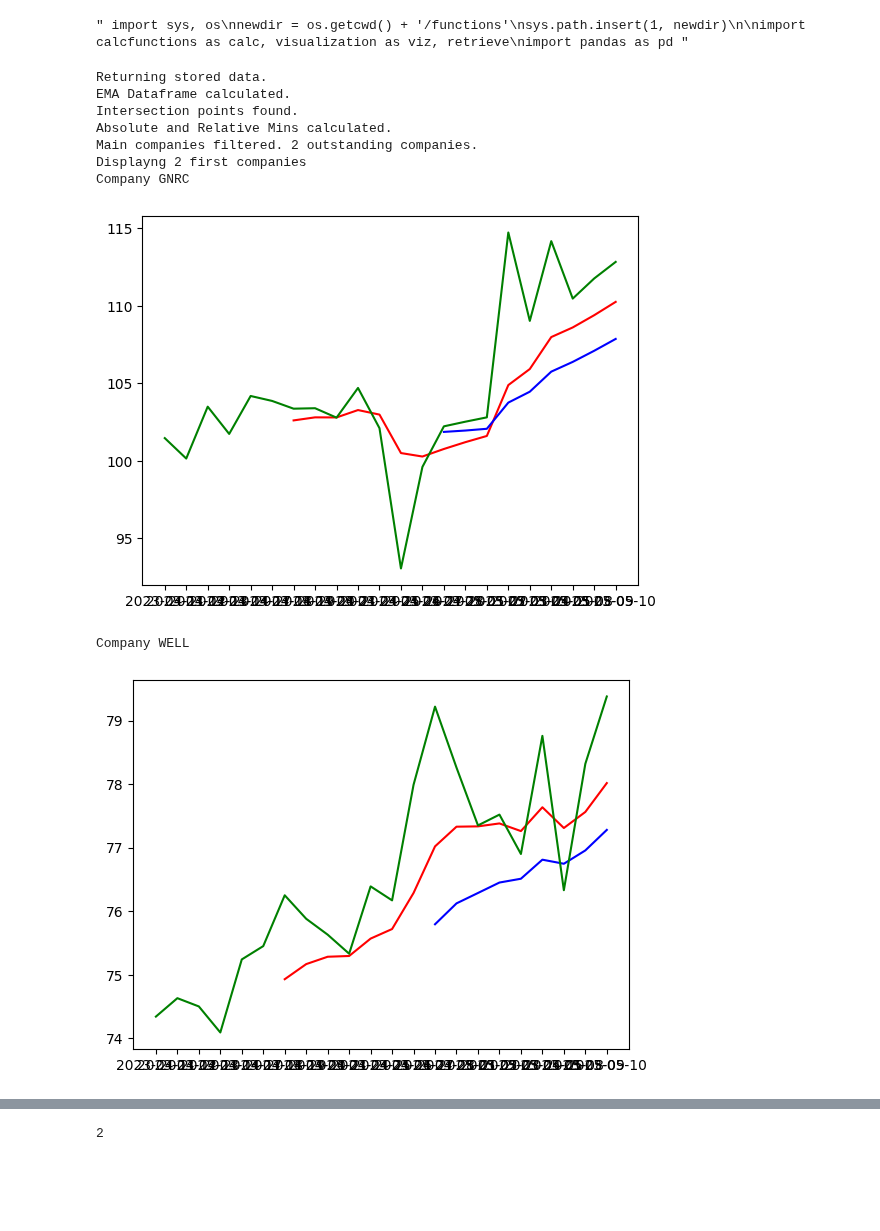
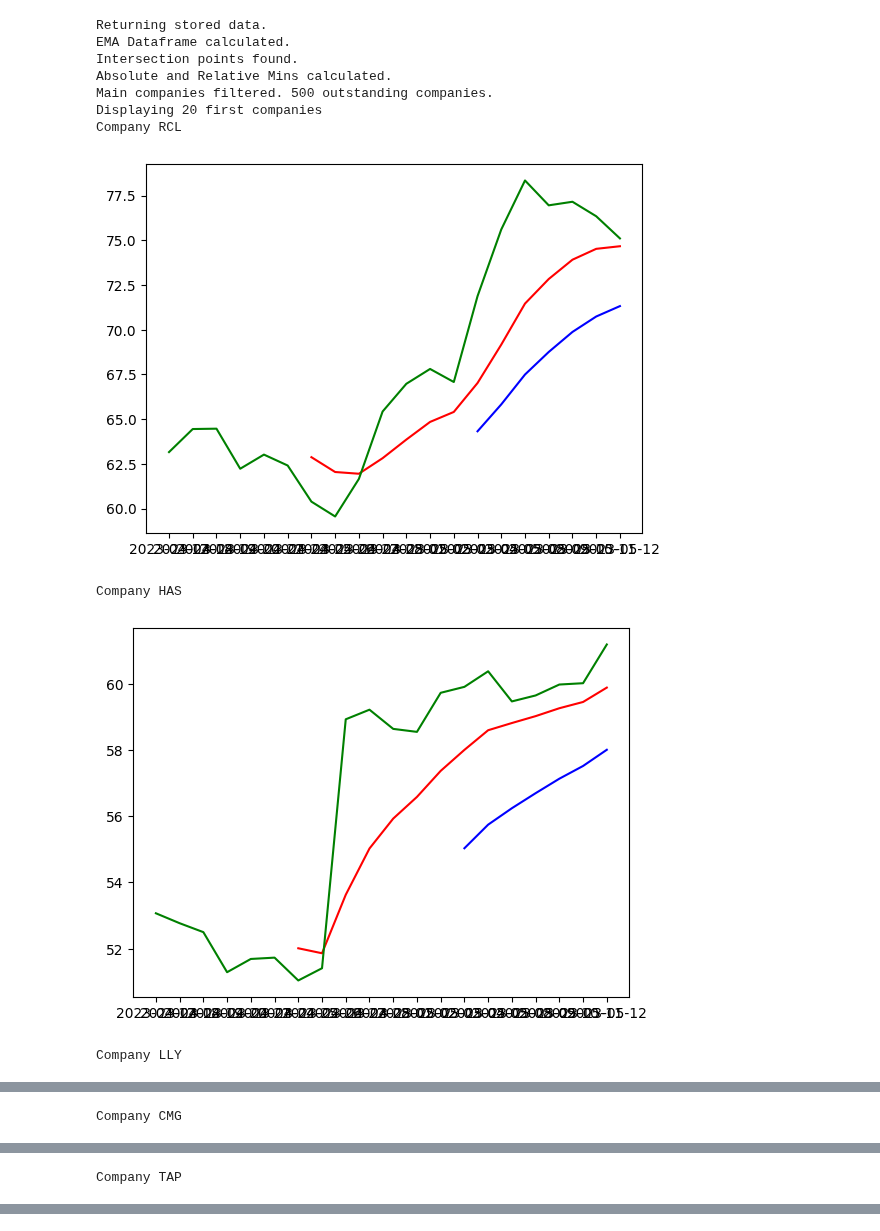
Before and after one commit to pablomleal/TA_Lib, a Jupyter notebook: index.ipynb, the cells around one changed output, grey strips where cells are left out. Cells and saved outputs as stored; diff of their text form; code cells hidden in the pictures; blank space fills up the shorter version.

Commit message:
Added Spread values and reformulated download and save to other function

```diff
--- a/index.ipynb
+++ b/index.ipynb
@@ -1,12 +1,3 @@
-# %%
-""" import sys, os
-newdir = os.getcwd() + '/functions'
-sys.path.insert(1, newdir)
-
-import calcfunctions as calc, visualization as viz, retrieve
-import pandas as pd """
-# %% [output]
-" import sys, os\nnewdir = os.getcwd() + '/functions'\nsys.path.insert(1, newdir)\n\nimport calcfunctions as calc, visualization as viz, retrieve\nimport pandas as pd "
 # %%
 import pandas as pd
 from functions import calc, retrieve, visualize as viz
@@ -14,9 +5,17 @@ from functions import calc, retrieve, visualize as viz
 import warnings
 warnings.filterwarnings('ignore')
 # %%
-def retrieveData(fromCSV=True, numberOfStocks=5000, daysSince=30, QUICK_EMA_PERIOD=7, SLOW_EMA_PERIOD=14, latestWindow=2):
-    rawdata = retrieve.init(fromCSV, numberOfStocks, daysSince)
-    rawdata.to_csv('./data/rawdata.csv')
+def retrieveData(fromCSV=False, numberOfStocks=50, daysSince=30, QUICK_EMA_PERIOD=7, SLOW_EMA_PERIOD=14, latestWindow=2):
+    if (fromCSV == True):
+        print ("Returning stored data.")
+        (rawdata, spreads) = ((pd.read_csv('data/close.csv')).set_index('Date'), (pd.read_csv('data/spreads.csv')).set_index('Date'))
+    else:
+        downloadedData = retrieve.init(fromCSV, numberOfStocks, daysSince)
+        rawdata = downloadedData['Close']
+        spreads = (downloadedData['High'] - downloadedData['Low'])/(downloadedData['Close'])
+        rawdata.to_csv('./data/close.csv')
+        spreads.to_csv('./data/spreads.csv')
+
     companies = rawdata.columns.values
 
     EMA_df = calc.get_EMA_df(QUICK_EMA_PERIOD, SLOW_EMA_PERIOD, rawdata)
@@ -24,7 +23,7 @@ def retrieveData(fromCSV=True, numberOfStocks=5000, daysSince=30, QUICK_EMA_PERI
     (keyStats['avgRatio'], keyStats['MinAbsRatio']) = calc.ratioWrapper(EMA_df, companies, keyStats)
     keyStats['latestGrowth'] = round(100*rawdata.pct_change()[-latestWindow:].min(),2)
     keyStats['ratioContr'] = calc.get_stocks_growing_now(rawdata, keyStats, 3)
-    return (rawdata, EMA_df, keyStats)
+    return (rawdata, EMA_df, keyStats, spreads)
 # %%
 def showData(rawdata, EMA_df, keyStats, filterSet):
     filteredCompanies = viz.filter_companies(keyStats, filterSet)
@@ -36,42 +35,43 @@ Filterset Sample. Use 0 or comment for Neutral
 
 filterSet = dict({
     "aboveAvgRatio":1,
     "aboveMinAbs":1,
     "minPositivePeriod":4,
     "ratioContr":1,
     "latestGrowth":0.8
     })
 
 timeframes dict({
     daysSince,
     qema_period,
     sema_period
     })
 """
 
 filterSet = dict({
-    "aboveAvgRatio":1,
-    #"aboveMinAbs":1,
+    #"aboveAvgRatio":0.01,
+    #"aboveMinAbs":0.01,
     #"minPositivePeriod":4,
     #"ratioContr":1,
-    "latestGrowth":0.8
+    "latestGrowth":1
      })
 
 def run_application():
     #(fromCSV, numberOfStocks, timeframes:{daysSince, qema_period, sema_period}, filters: {aboveAvgRatio, aboveMinAbs, aboveRatioContr})
-    (rawdata, EMA_df, keyStats)= retrieveData()
+    (rawdata, EMA_df, keyStats, spreads)= retrieveData(fromCSV=True, numberOfStocks=500)
     showData(rawdata, EMA_df, keyStats, filterSet)
+    return (rawdata, EMA_df, keyStats, spreads)
 
-
-run_application()
+(rawdata, EMA_df, keyStats, spreads) = run_application()
 # %% [output]
 Returning stored data.
 EMA Dataframe calculated.
 Intersection points found.
 Absolute and Relative Mins calculated.
-Main companies filtered. 2 outstanding companies.
-Displayng 2 first companies
-Company GNRC
+Main companies filtered. 500 outstanding companies.
+Displaying 20 first companies
+Company RCL
-[figure, old version]
+[figure, new version]
-Company WELL
+Company HAS
-[figure, old version]
+[figure, new version]
+Company LLY
@@ -77,0 +79 @@ Company WELL
+Company CMG
@@ -77,0 +81 @@ Company WELL
+Company TAP
@@ -78,4 +85,0 @@ Company WELL
-# %%
-min(2, 3)
-# %% [output]
-2
```
Also changed, not shown: parts of 3 cells of this notebook, 9 other files.
